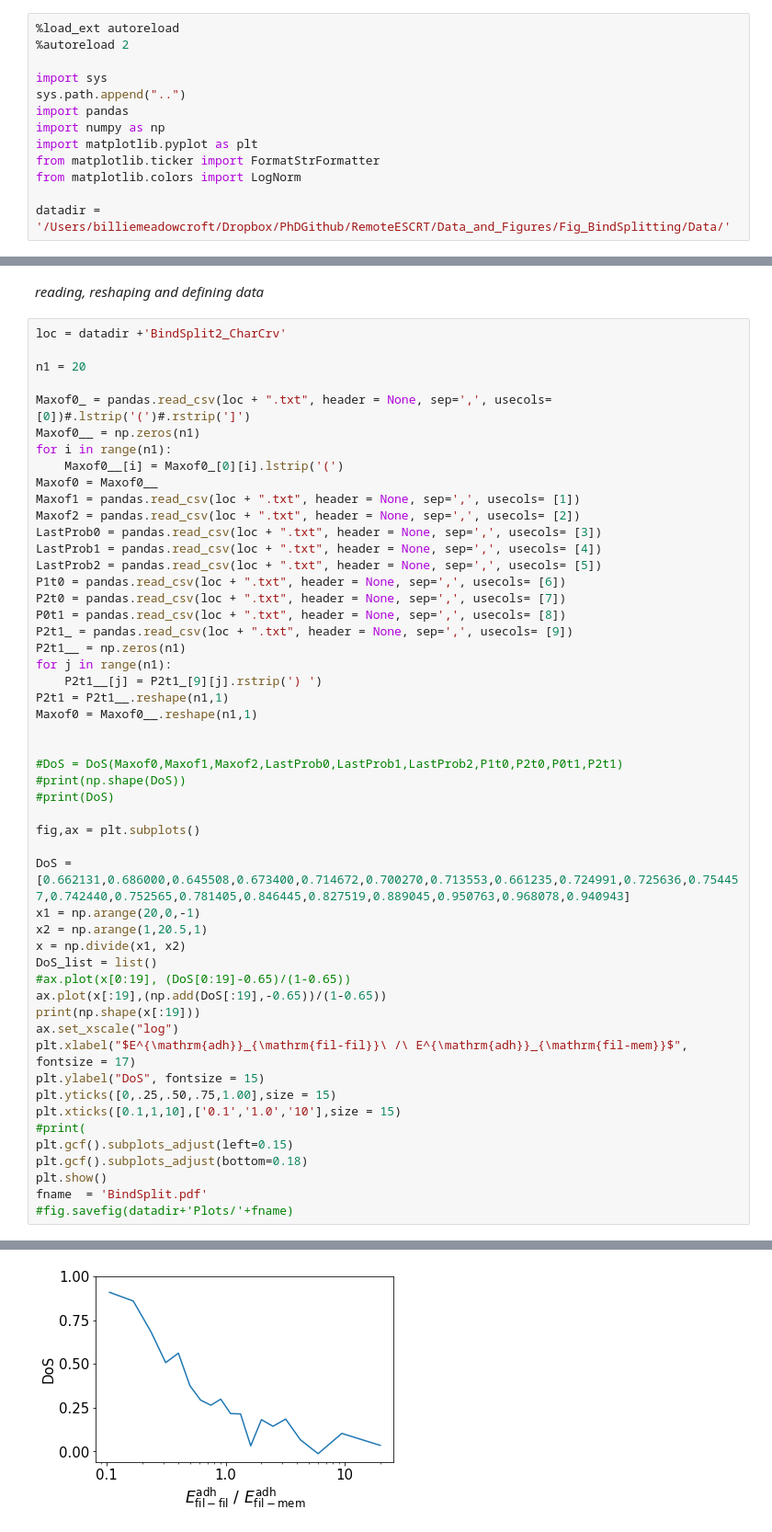
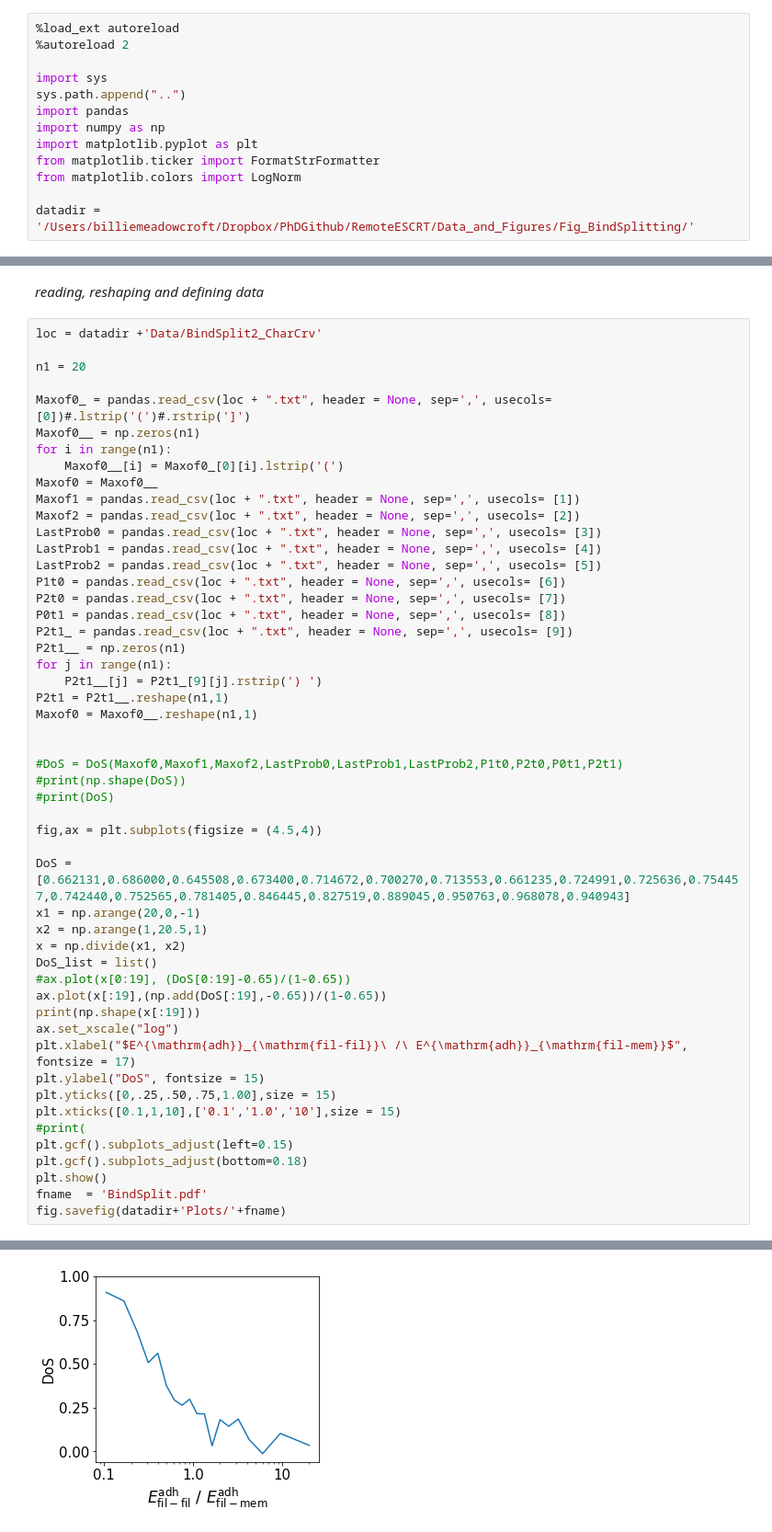
Before and after one commit to Billie1717/ESCRTProject, a Jupyter notebook: Data_and_Figures/Fig_BindSplitting/DoSBindSplitting.ipynb, the cells around one changed output, grey strips where cells are left out. Shown at 92% size. Saved outputs shown, nothing was run; the diff lists cells and outputs as text.

Commit message:
Figure saving

```diff
--- a/Data_and_Figures/Fig_BindSplitting/DoSBindSplitting.ipynb
+++ b/Data_and_Figures/Fig_BindSplitting/DoSBindSplitting.ipynb
@@ -10,4 +10,4 @@ import matplotlib.pyplot as plt
 from matplotlib.ticker import FormatStrFormatter
 from matplotlib.colors import LogNorm
 
-datadir = '/Users/billiemeadowcroft/Dropbox/PhDGithub/RemoteESCRT/Data_and_Figures/Fig_BindSplitting/Data/'
+datadir = '/Users/billiemeadowcroft/Dropbox/PhDGithub/RemoteESCRT/Data_and_Figures/Fig_BindSplitting/'
@@ -32,7 +35,7 @@ def DoS(Maxof0,Maxof1,Maxof2,LastProb0,LastProb1,LastProb2,P1t0,P2t0,P0t1,P2t1):
 # %% [markdown]
 *reading, reshaping and defining data*
 # %%
-loc = datadir +'BindSplit2_CharCrv'
+loc = datadir +'Data/BindSplit2_CharCrv'
 
 n1 = 20
 
@@ -55,33 +58,33 @@ for j in range(n1):
     P2t1__[j] = P2t1_[9][j].rstrip(') ')
 P2t1 = P2t1__.reshape(n1,1)
 Maxof0 = Maxof0__.reshape(n1,1)
 
 
 #DoS = DoS(Maxof0,Maxof1,Maxof2,LastProb0,LastProb1,LastProb2,P1t0,P2t0,P0t1,P2t1)
 #print(np.shape(DoS))
 #print(DoS)
 
-fig,ax = plt.subplots()
+fig,ax = plt.subplots(figsize = (4.5,4))
 
 DoS = [0.662131,0.686000,0.645508,0.673400,0.714672,0.700270,0.713553,0.661235,0.724991,0.725636,0.754457,0.742440,0.752565,0.781405,0.846445,0.827519,0.889045,0.950763,0.968078,0.940943]
 x1 = np.arange(20,0,-1)
 x2 = np.arange(1,20.5,1)
 x = np.divide(x1, x2)
 DoS_list = list()
 #ax.plot(x[0:19], (DoS[0:19]-0.65)/(1-0.65))
 ax.plot(x[:19],(np.add(DoS[:19],-0.65))/(1-0.65))
 print(np.shape(x[:19]))
 ax.set_xscale("log")
 plt.xlabel("$E^{\mathrm{adh}}_{\mathrm{fil-fil}}\ /\ E^{\mathrm{adh}}_{\mathrm{fil-mem}}$", fontsize = 17)
 plt.ylabel("DoS", fontsize = 15)
 plt.yticks([0,.25,.50,.75,1.00],size = 15)
 plt.xticks([0.1,1,10],['0.1','1.0','10'],size = 15)
 #print(
 plt.gcf().subplots_adjust(left=0.15)
 plt.gcf().subplots_adjust(bottom=0.18)
 plt.show()
 fname  = 'BindSplit.pdf'
-#fig.savefig(datadir+'Plots/'+fname)
+fig.savefig(datadir+'Plots/'+fname)
 # %% [output]
 (19,)
-[figure, old version]
+[figure, new version]
```
Also changed, not shown: parts of 1 cell of this notebook, 25 other files.
